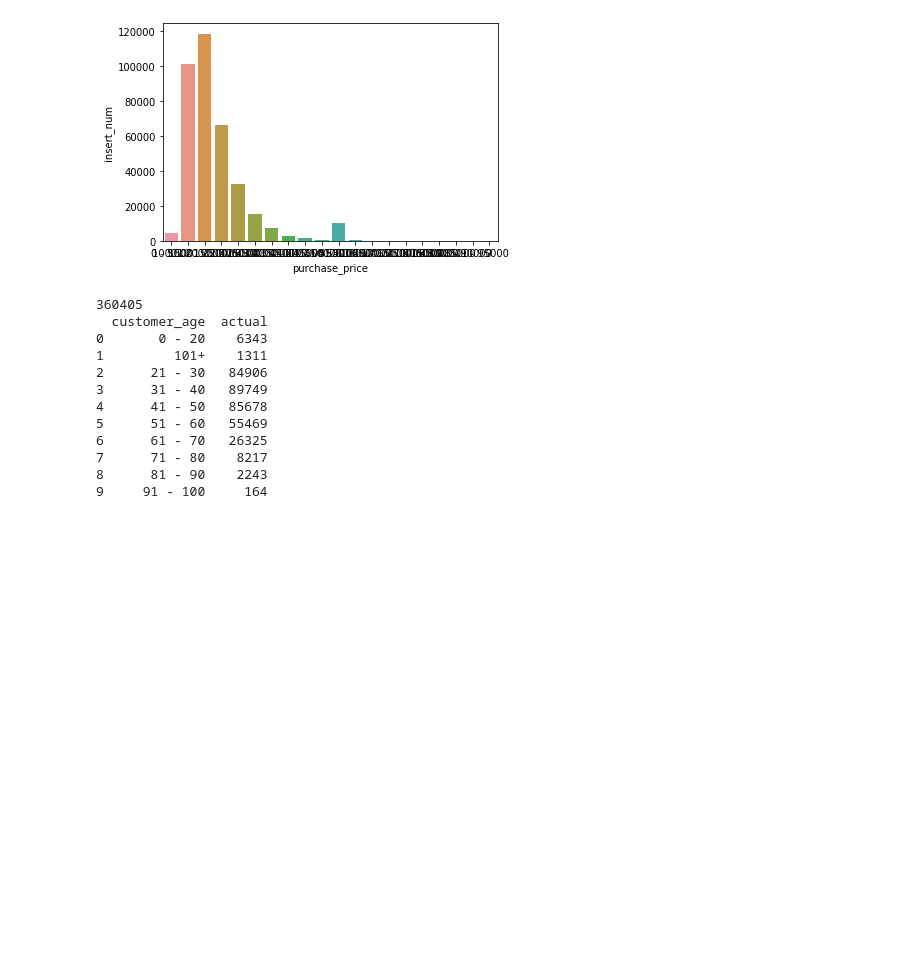
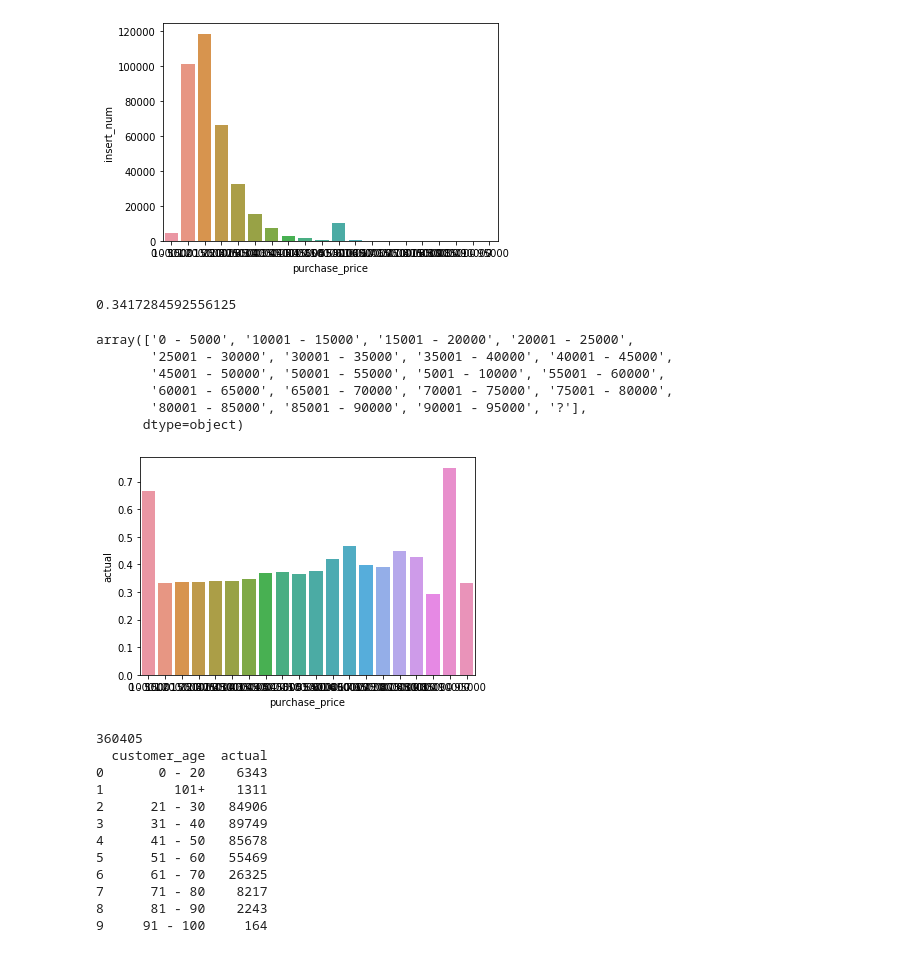
Before and after one commit to Natedogg373/CarMax_Analytics, a Jupyter notebook: EDA.ipynb, the cells around one changed output. Drawn from its saved outputs; the diff is of its cells as text; code cells hidden in the pictures; blank space fills up the shorter version.

```diff
--- a/EDA.ipynb
+++ b/EDA.ipynb
@@ -112,6 +138,20 @@ price_count
 | 18 | 90001 - 95000 | 4 |
 | 19 | ? | 3 |
 [figure]
+# %%
+purch_ratio = data.groupby('purchase_price')['actual'].mean().to_frame().reset_index()
+print(data['actual'].mean())
+sns.barplot(x='purchase_price', y='actual', data=purch_ratio)
+purch_ratio['purchase_price'].unique()
+# %% [output]
+0.3417284592556125
+array(['0 - 5000', '10001 - 15000', '15001 - 20000', '20001 - 25000',
+       '25001 - 30000', '30001 - 35000', '35001 - 40000', '40001 - 45000',
+       '45001 - 50000', '50001 - 55000', '5001 - 10000', '55001 - 60000',
+       '60001 - 65000', '65001 - 70000', '70001 - 75000', '75001 - 80000',
+       '80001 - 85000', '85001 - 90000', '90001 - 95000', '?'],
+      dtype=object)
+[figure, added]
 # %%
 print(len(data[data['customer_age'] != '?'])) # only a couple people have unknown ages
 age_counts = data.groupby('customer_age')['actual'].count().to_frame().reset_index()
```
Also changed, not shown: parts of 13 cells of this notebook.
